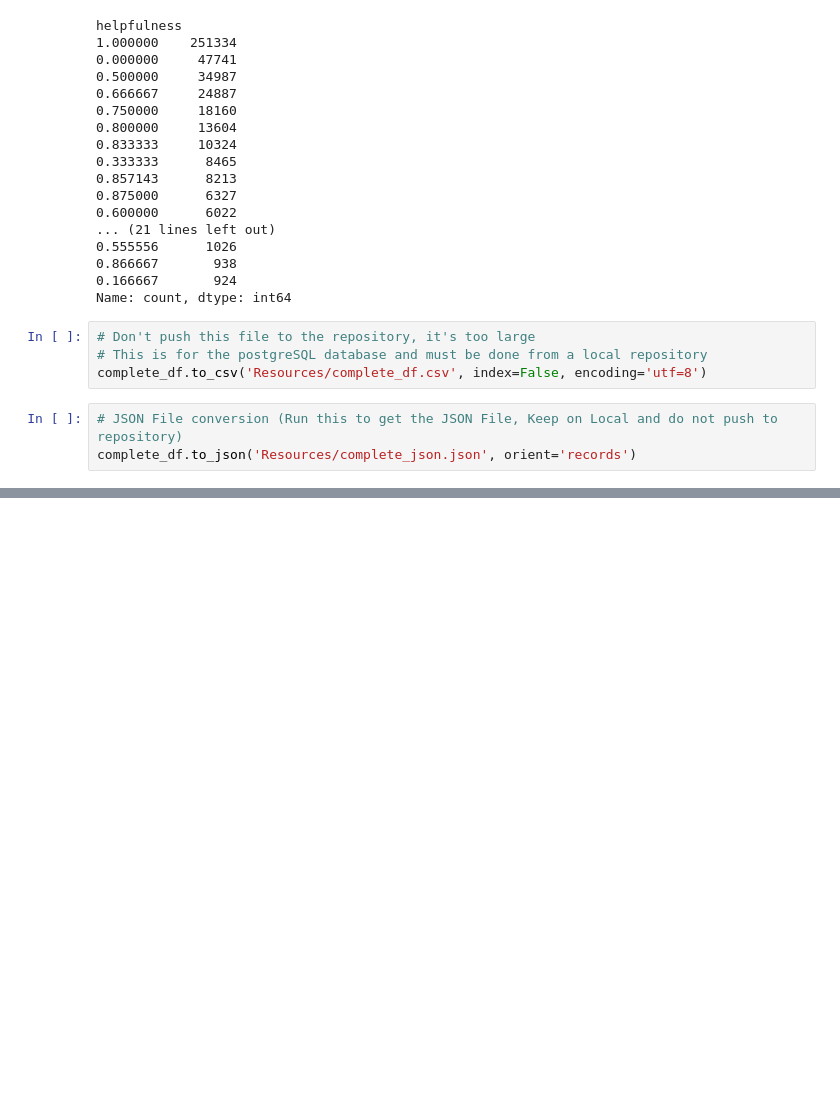
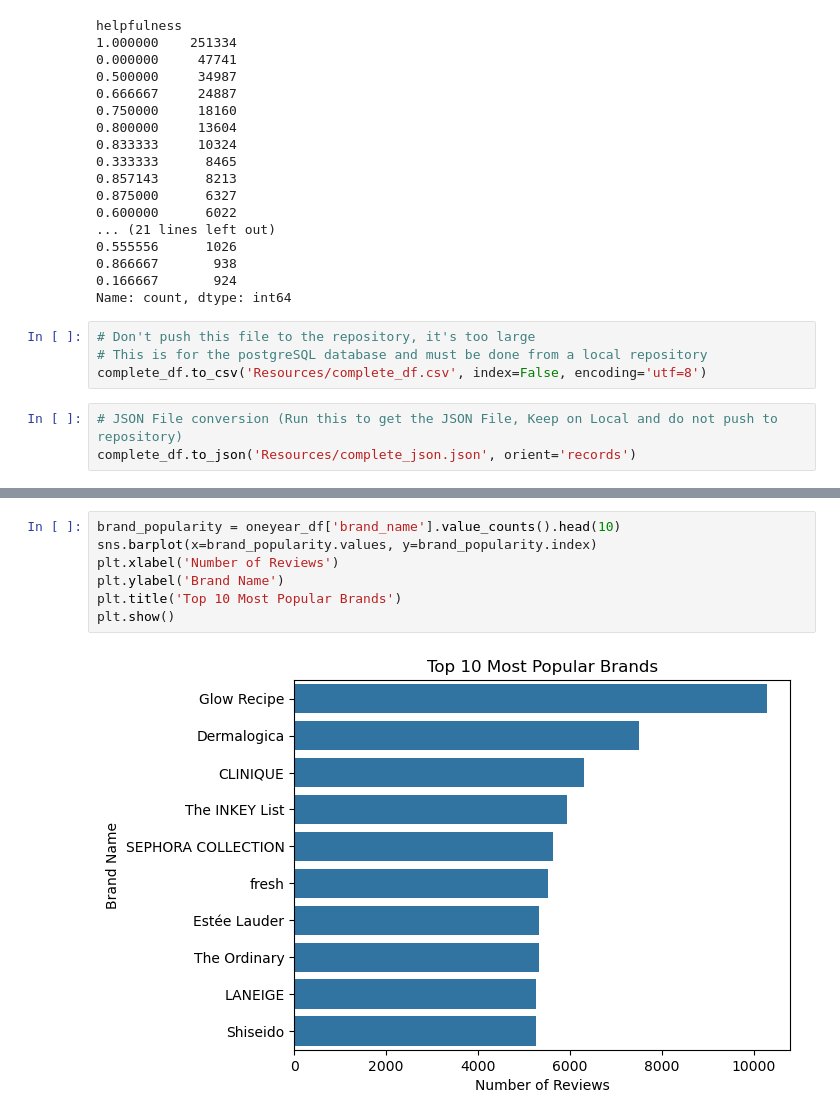
Before and after one commit to dcasey07/sephora-reviews, a Jupyter notebook: reviews.ipynb, the cells around one changed output, grey strips where cells are left out. Drawn from its saved outputs; the diff is of its cells as text; blank space fills up the shorter version.

```diff
--- a/reviews.ipynb
+++ b/reviews.ipynb
@@ -207,0 +237,9 @@ complete_df.to_json('Resources/complete_json.json', orient='records')
+# %%
+brand_popularity = oneyear_df['brand_name'].value_counts().head(10)
+sns.barplot(x=brand_popularity.values, y=brand_popularity.index)
+plt.xlabel('Number of Reviews')
+plt.ylabel('Brand Name')
+plt.title('Top 10 Most Popular Brands')
+plt.show()
+# %% [output]
+[figure, added]
```
Also changed, not shown: parts of 3 cells of this notebook, 4 other files.
